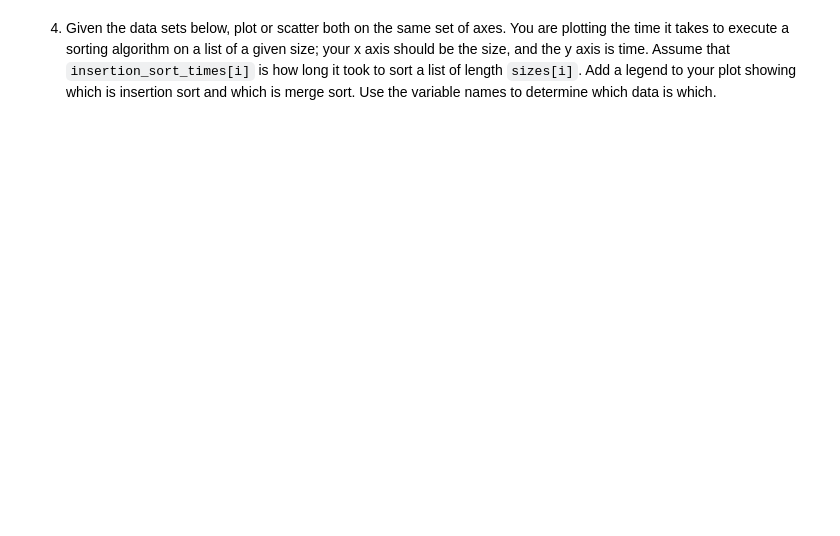
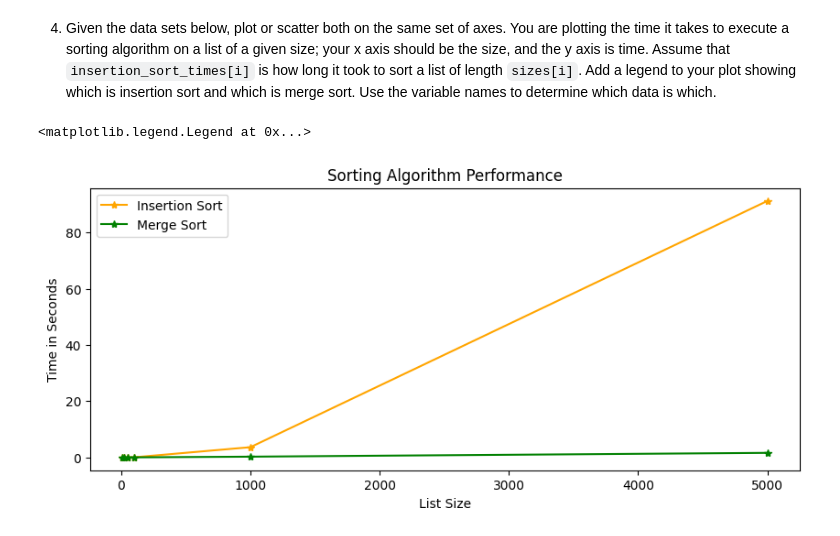
Before and after one commit to ChristianJBNB/wmnlp-materials-pyplot, a Jupyter notebook: pyplot.ipynb, the cells around one changed output. Saved outputs shown, nothing was run; the diff lists cells and outputs as text; code cells hidden in the pictures; blank space fills up the shorter version.

```diff
--- a/pyplot.ipynb
+++ b/pyplot.ipynb
@@ -67,4 +123,16 @@ letter_freq = dict(Counter(TEXT))
 # %%
 sizes = [10, 20, 50, 100, 1000, 5000]
 insertion_sort_times = [0.0010252999999999998, 0.0027026999999999954, 0.010147200000000002, 0.0381137, 3.6303399, 91.2180796]
 merge_sort_times = [0.00161889999999687, 0.003635600000009731, 0.0090655000000055, 0.020108000000007564, 0.2687474000000094, 1.6147050999999948]
+
+plt.figure(figsize=(10,4))
+plt.plot(sizes, insertion_sort_times, marker='*', color='orange', label='Insertion Sort')
+plt.plot(sizes, merge_sort_times, marker='*', color='green', label='Merge Sort')
+
+plt.title('Sorting Algorithm Performance')
+plt.xlabel('List Size')
+plt.ylabel('Time in Seconds')
+plt.legend()
+# %% [output]
+<matplotlib.legend.Legend at 0x...>
+[figure, added]
```
Also changed, not shown: parts of 3 cells of this notebook.
